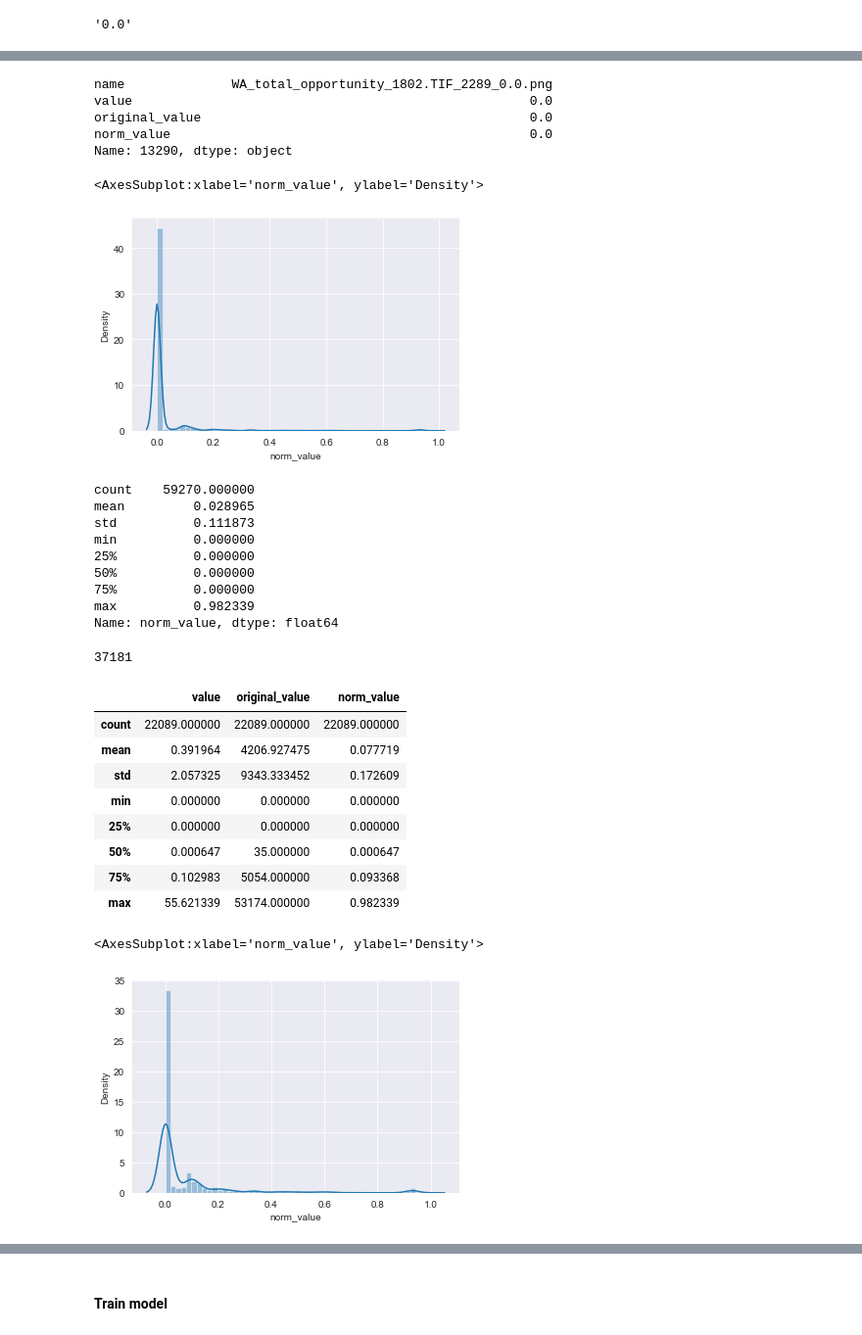
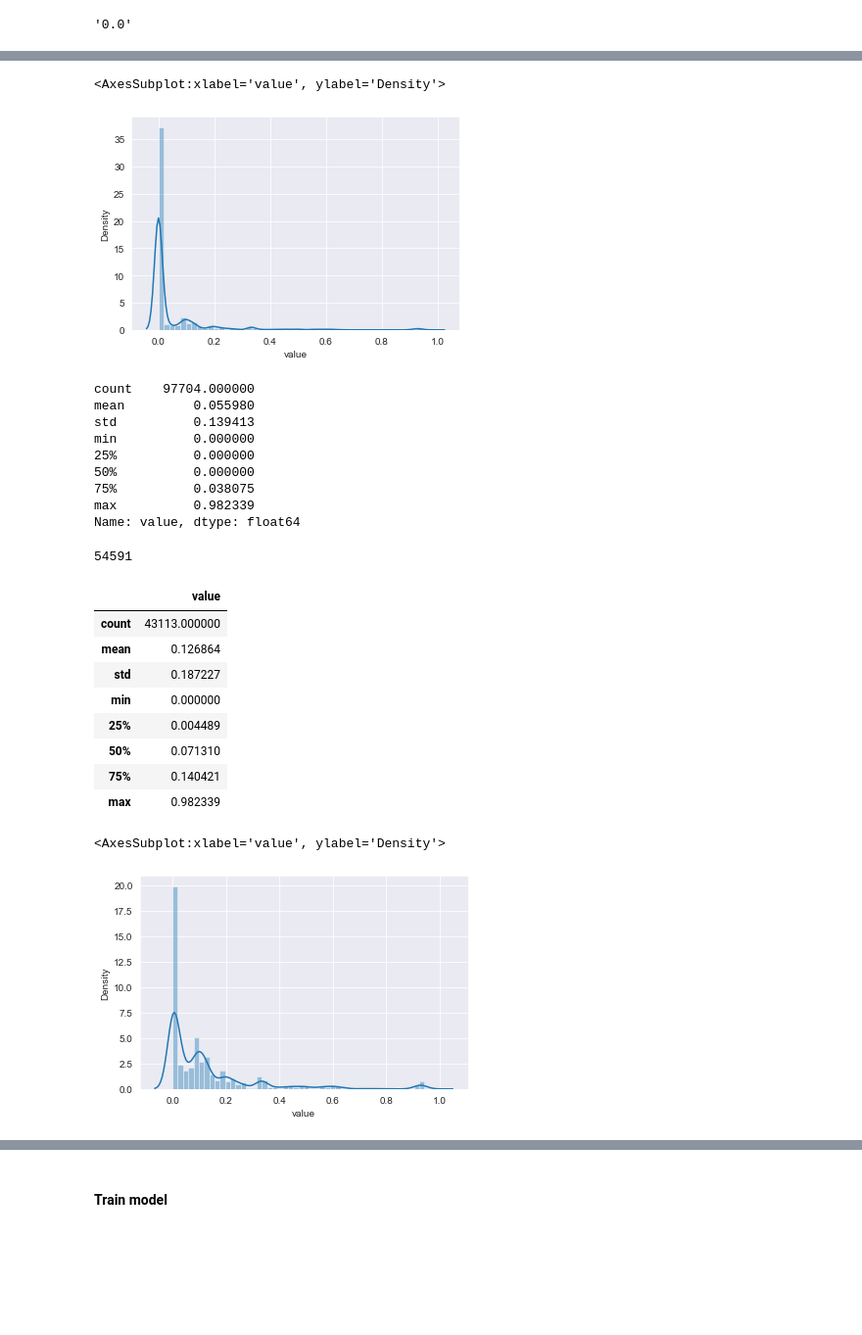
Before and after one commit to Negative-Carbon-Reforestation-Project/deep-learning-on-ray, a Jupyter notebook: notebooks/reforestation_training.ipynb, the cells around one changed output, grey strips where cells are left out. Shown at 98% size. Drawn from its saved outputs; the diff is of its cells as text; code cells hidden in the pictures; blank space fills up the shorter version.

```diff
--- a/notebooks/reforestation_training.ipynb
+++ b/notebooks/reforestation_training.ipynb
@@ -17,7 +18,7 @@ from tensorflow.keras.preprocessing.image import ImageDataGenerator, apply_affin
 
 %matplotlib inline
 # %%
-data_dir = './../images/valid_images'
+data_dir = './../images/collected_images'
 # %%
 image_file_names = os.listdir(data_dir)
 # %% [markdown]
@@ -103,54 +104,44 @@ Name: value, Length: 59270, dtype: float64
-# %%
-image_df['original_value'] = np.divide(np.multiply(54130, image_df['value']), np.add(image_df['value'], 1))
-image_df['norm_value'] = np.divide(image_df['original_value'], 54130)
-image_df.iloc[13290]
-# %% [output]
-name              WA_total_opportunity_1802.TIF_2289_0.0.png
-value                                                    0.0
-original_value                                           0.0
-norm_value                                               0.0
-Name: 13290, dtype: object
 # %%
-sns.distplot(image_df['norm_value'])
+sns.distplot(image_df['value'])
 # %% [output]
-<AxesSubplot:xlabel='norm_value', ylabel='Density'>
+<AxesSubplot:xlabel='value', ylabel='Density'>
-[figure, old version]
+[figure, new version]
 # %%
-image_df['norm_value'].describe()
+image_df['value'].describe()
 # %% [output]
-count    59270.000000
-mean         0.028965
-std          0.111873
+count    97704.000000
+mean         0.055980
+std          0.139413
 min          0.000000
 25%          0.000000
 50%          0.000000
-75%          0.000000
+75%          0.038075
 max          0.982339
-Name: norm_value, dtype: float64
+Name: value, dtype: float64
 # %%
-sample_size = int(np.floor(len(image_df[image_df['norm_value'] == 0.0]) * 0.8))
+sample_size = int(np.floor(len(image_df[image_df['value'] == 0.0]) * .99))
 # %%
-sample = np.random.choice(image_df[image_df['norm_value'] == 0.0].index, size=sample_size, replace=False)
+sample = np.random.choice(image_df[image_df['value'] == 0.0].index, size=sample_size, replace=False)
 len(sample)
 # %% [output]
-37181
+54591
 # %%
 # remove sample of images with no reforestation opp from input data
 shortened_image_df = image_df.drop(sample)
 # %%
 shortened_image_df.describe()
 # %% [output]
-|  | value | original_value | norm_value |
-| count | 22089.000000 | 22089.000000 | 22089.000000 |
-| mean | 0.391964 | 4206.927475 | 0.077719 |
-| std | 2.057325 | 9343.333452 | 0.172609 |
-| min | 0.000000 | 0.000000 | 0.000000 |
-| 25% | 0.000000 | 0.000000 | 0.000000 |
-| 50% | 0.000647 | 35.000000 | 0.000647 |
-| 75% | 0.102983 | 5054.000000 | 0.093368 |
-| max | 55.621339 | 53174.000000 | 0.982339 |
+|  | value |
+| count | 43113.000000 |
+| mean | 0.126864 |
+| std | 0.187227 |
+| min | 0.000000 |
+| 25% | 0.004489 |
+| 50% | 0.071310 |
+| 75% | 0.140421 |
+| max | 0.982339 |
 # %%
-sns.distplot(shortened_image_df['norm_value'])
+sns.distplot(shortened_image_df['value'])
 # %% [output]
-<AxesSubplot:xlabel='norm_value', ylabel='Density'>
+<AxesSubplot:xlabel='value', ylabel='Density'>
-[figure, old version]
+[figure, new version]
```
Also changed, not shown: parts of 16 cells of this notebook, 3 other files.
